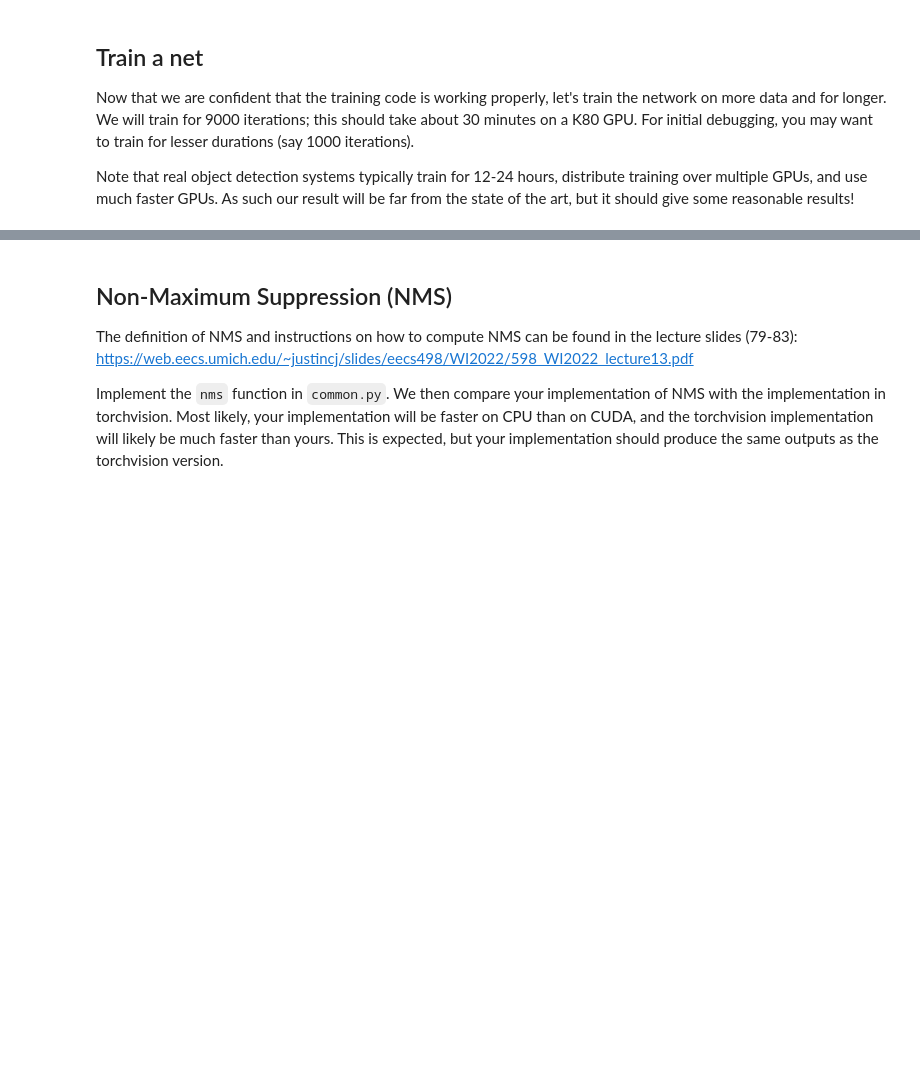
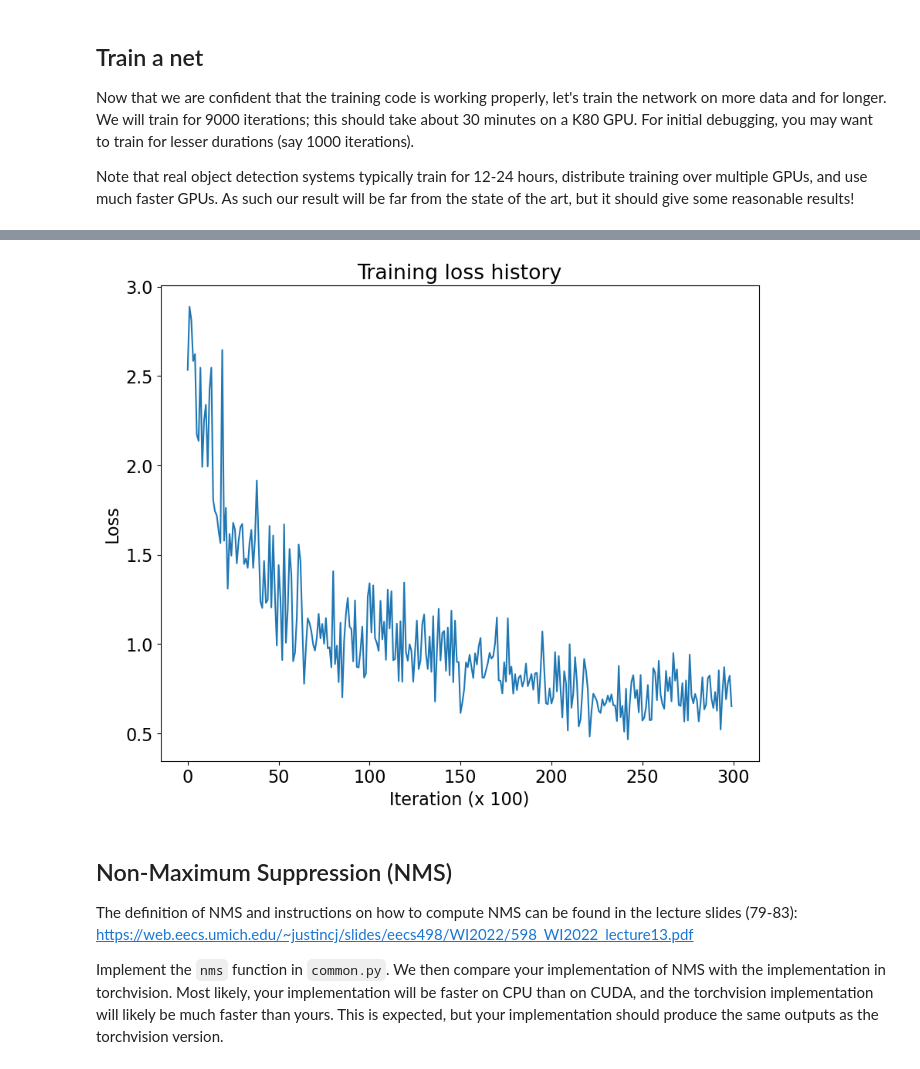
Before and after one commit to tsultan16/EECS498_UMichigan_Deep_Learning_Computer_Vision, a Jupyter notebook: A4/A4/one_stage_detector.ipynb, the cells around one changed output, grey strips where cells are left out. Cells and saved outputs as stored; diff of their text form; code cells hidden in the pictures; blank space fills up the shorter version.

```diff
--- a/A4/A4/one_stage_detector.ipynb
+++ b/A4/A4/one_stage_detector.ipynb
@@ -874,0 +836,14 @@ Shape of c5 features: torch.Size([2, 400, 7, 7])
+# %%
+train_detector(
+    detector,
+    train_loader,
+    learning_rate=5e-3,
+    max_iters=30000,
+    log_period=100,
+    device=DEVICE,
+)
+
+# After you've trained your model, save the weights for submission.
+weights_path = os.path.join("fcos_detector.pt")
+torch.save(detector.state_dict(), weights_path)
+# %% [output]
@@ -875,3 +867,4 @@ Shape of c5 features: torch.Size([2, 400, 7, 7])
+[figure, added]
 # %% [markdown]
 ## Non-Maximum Suppression (NMS)
 
```
Also changed, not shown: parts of 12 cells of this notebook, 2 other files.
